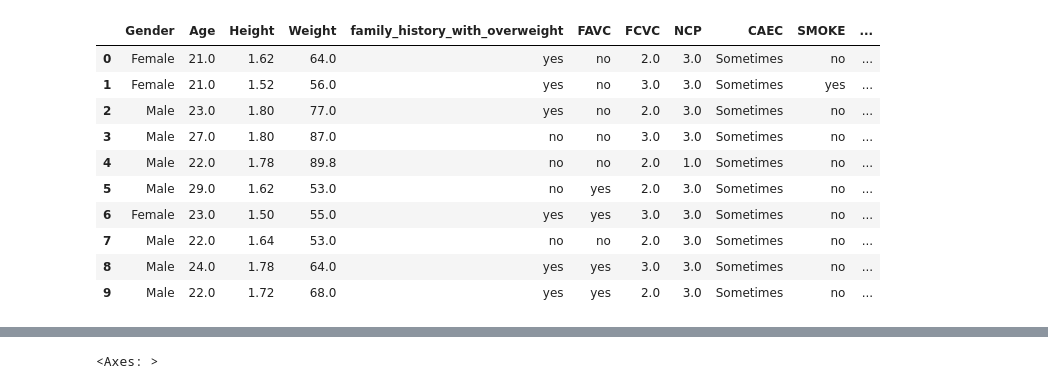
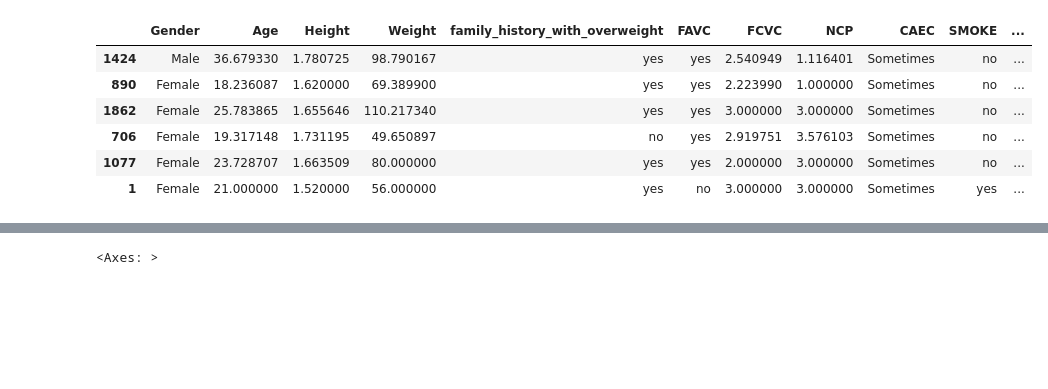
Before and after one commit to UpendraSinghRathore85/ML-Projects-Python, a Jupyter notebook: Supervised Algorithms/DAY 134 ML k Nearest Neighbors-1 Assignment.ipynb, the cells around one changed output, grey strips where cells are left out. Saved outputs shown, nothing was run; the diff lists cells and outputs as text; code cells hidden in the pictures; blank space fills up the shorter version.

```diff
--- a/Supervised Algorithms/DAY 134 ML k Nearest Neighbors-1 Assignment.ipynb
+++ b/Supervised Algorithms/DAY 134 ML k Nearest Neighbors-1 Assignment.ipynb
@@ -7,16 +7,12 @@ import matplotlib.pyplot as plt
 from sklearn.preprocessing import StandardScaler
 # %%
 df = pd.read_csv('../data/ObesityDataSet.csv')
-df.head(10)
+df.sample(6)
 # %% [output]
 |  | Gender | Age | Height | Weight | family_history_with_overweight | FAVC | FCVC | NCP | CAEC | SMOKE | ... |
-| 0 | Female | 21.0 | 1.62 | 64.0 | yes | no | 2.0 | 3.0 | Sometimes | no | ... |
-| 1 | Female | 21.0 | 1.52 | 56.0 | yes | no | 3.0 | 3.0 | Sometimes | yes | ... |
-| 2 | Male | 23.0 | 1.80 | 77.0 | yes | no | 2.0 | 3.0 | Sometimes | no | ... |
-| 3 | Male | 27.0 | 1.80 | 87.0 | no | no | 3.0 | 3.0 | Sometimes | no | ... |
-| 4 | Male | 22.0 | 1.78 | 89.8 | no | no | 2.0 | 1.0 | Sometimes | no | ... |
-| 5 | Male | 29.0 | 1.62 | 53.0 | no | yes | 2.0 | 3.0 | Sometimes | no | ... |
-| 6 | Female | 23.0 | 1.50 | 55.0 | yes | yes | 3.0 | 3.0 | Sometimes | no | ... |
-| 7 | Male | 22.0 | 1.64 | 53.0 | no | no | 2.0 | 3.0 | Sometimes | no | ... |
-| 8 | Male | 24.0 | 1.78 | 64.0 | yes | yes | 3.0 | 3.0 | Sometimes | no | ... |
-| 9 | Male | 22.0 | 1.72 | 68.0 | yes | yes | 2.0 | 3.0 | Sometimes | no | ... |
+| 1424 | Male | 36.679330 | 1.780725 | 98.790167 | yes | yes | 2.540949 | 1.116401 | Sometimes | no | ... |
+| 890 | Female | 18.236087 | 1.620000 | 69.389900 | yes | yes | 2.223990 | 1.000000 | Sometimes | no | ... |
+| 1862 | Female | 25.783865 | 1.655646 | 110.217340 | yes | yes | 3.000000 | 3.000000 | Sometimes | no | ... |
+| 706 | Female | 19.317148 | 1.731195 | 49.650897 | no | yes | 2.919751 | 3.576103 | Sometimes | no | ... |
+| 1077 | Female | 23.728707 | 1.663509 | 80.000000 | yes | yes | 2.000000 | 3.000000 | Sometimes | no | ... |
+| 1 | Female | 21.000000 | 1.520000 | 56.000000 | yes | no | 3.000000 | 3.000000 | Sometimes | yes | ... |
```
Also changed, not shown: parts of 8 cells of this notebook, 2 other files.
